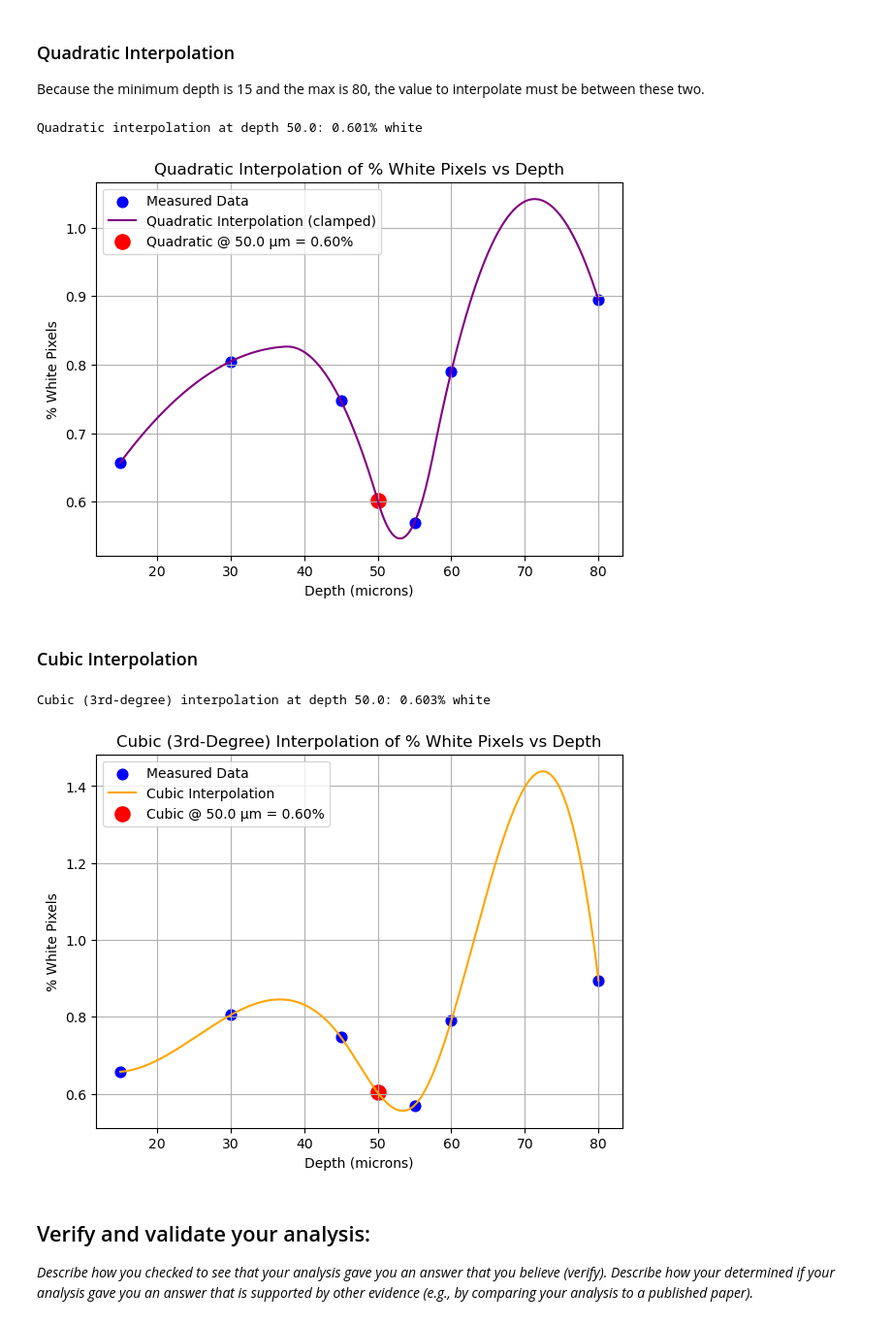
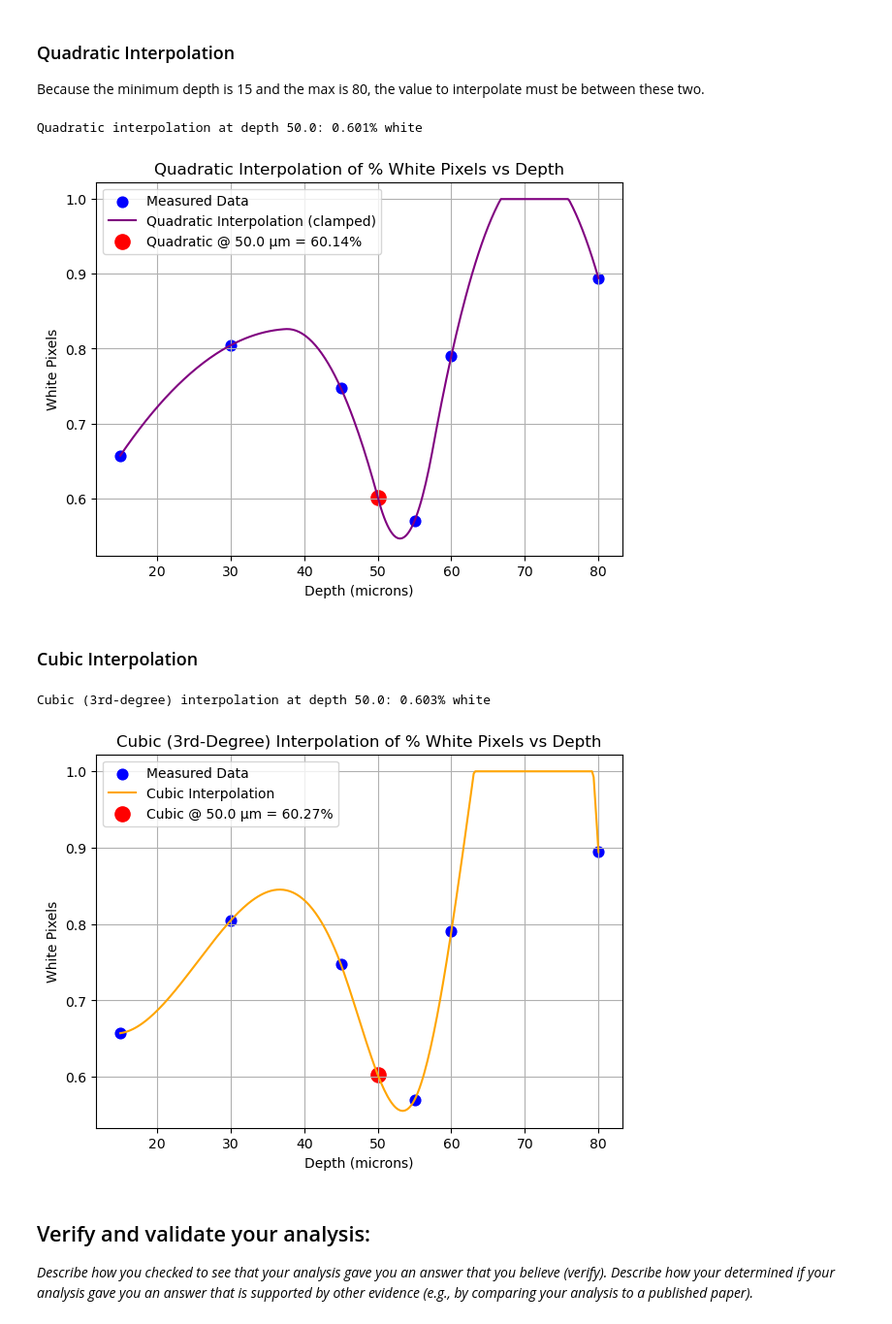
Before and after one commit to ReaganOswald/Module-3-Fibrosis, a Jupyter notebook: Module 3 Template.ipynb, the cells around one changed output. Shown at 97% size. Saved outputs shown, nothing was run; the diff lists cells and outputs as text; code cells hidden in the pictures.

```diff
--- a/Module 3 Template.ipynb
+++ b/Module 3 Template.ipynb
@@ -177,7 +177,7 @@ interp_depth = float(input("Enter the depth at which you want to interpolate (mi
 quad_f = interp1d(x, y, kind='quadratic')
 
 quad_value = float(quad_f(interp_depth))
-quad_value = max(0, min(100, quad_value))   # clamp
+quad_value = max(0, min(1, quad_value))   # clamp
 
 print(f"\nQuadratic interpolation at depth {interp_depth}: {quad_value:.3f}% white\n")
 
@@ -187,22 +187,21 @@ plt.scatter(x, y, color='blue', s=60, label='Measured Data')
 
 x_line = np.linspace(min(x), max(x), 300)
 y_line = quad_f(x_line)
-y_line = np.clip(y_line, 0, 100)            # clamp curve
+y_line = np.clip(y_line, 0, 1)            # clamp curve
 
 plt.plot(x_line, y_line, color='purple', label='Quadratic Interpolation (clamped)')
 
-plt.scatter(interp_depth, quad_value, color='red', s=120,
-            label=f'Quadratic @ {interp_depth} µm = {quad_value:.2f}%')
+plt.scatter(interp_depth, quad_value, color='red', s=120, label=f'Quadratic @ {interp_depth} µm = {quad_value*100:.2f}%')
 
 plt.title("Quadratic Interpolation of % White Pixels vs Depth")
 plt.xlabel("Depth (microns)")
-plt.ylabel("% White Pixels")
+plt.ylabel("White Pixels")
 plt.grid(True)
 plt.legend()
 plt.show()
 # %% [output]
 Quadratic interpolation at depth 50.0: 0.601% white
-[figure, old version]
+[figure, new version]
 # %% [markdown]
 ### Cubic Interpolation
 # %%
@@ -214,36 +213,38 @@ y = df["White Percent"].tolist()
 
 # USER INPUT
 interp_depth = float(input("Enter the depth at which you want to interpolate (microns): "))
 
 
 # CUBIC (3rd-degree) INTERPOLATION
 cubic_f = interp1d(x, y, kind='cubic')
 cubic_value = float(cubic_f(interp_depth))
+cubic_value = max(0, min(1, cubic_value))
 print(f"\nCubic (3rd-degree) interpolation at depth {interp_depth}: {cubic_value:.3f}% white\n")
 
 
 # PLOT: CUBIC INTERPOLATION
 plt.figure(figsize=(7,5))
 
 # Plot original measured data
 plt.scatter(x, y, color='blue', s=60, label='Measured Data')
 
 # Plot cubic interpolation curve
 x_line = np.linspace(min(x), max(x), 300)
 y_line = cubic_f(x_line)
+y_line = np.clip(y_line, 0, 1)
 plt.plot(x_line, y_line, color='orange', label='Cubic Interpolation')
 
 # Plot interpolated point
-plt.scatter(interp_depth, cubic_value, color='red', s=120, label=f'Cubic @ {interp_depth} µm = {cubic_value:.2f}%')
+plt.scatter(interp_depth, cubic_value, color='red', s=120, label=f'Cubic @ {interp_depth} µm = {cubic_value*100:.2f}%')
 plt.title("Cubic (3rd-Degree) Interpolation of % White Pixels vs Depth")
 plt.xlabel("Depth (microns)")
-plt.ylabel("% White Pixels")
+plt.ylabel("White Pixels")
 plt.grid(True)
 plt.legend()
 plt.show()
 # %% [output]
 Cubic (3rd-degree) interpolation at depth 50.0: 0.603% white
-[figure, old version]
+[figure, new version]
 # %% [markdown]
 ## Verify and validate your analysis:
 *Describe how you checked to see that your analysis gave you an answer that you believe (verify). Describe how your determined if your analysis gave you an answer that is supported by other evidence (e.g., by comparing your analysis to a published paper).*
```
Also changed, not shown: parts of 1 cell of this notebook.
